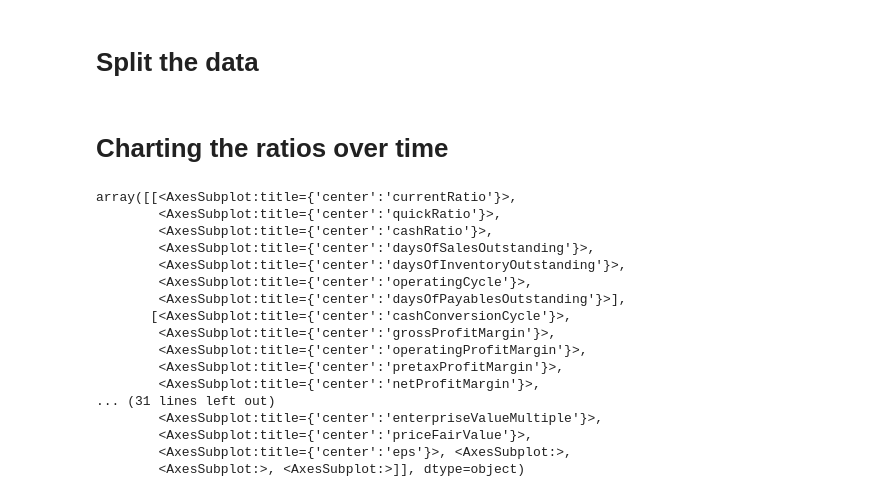
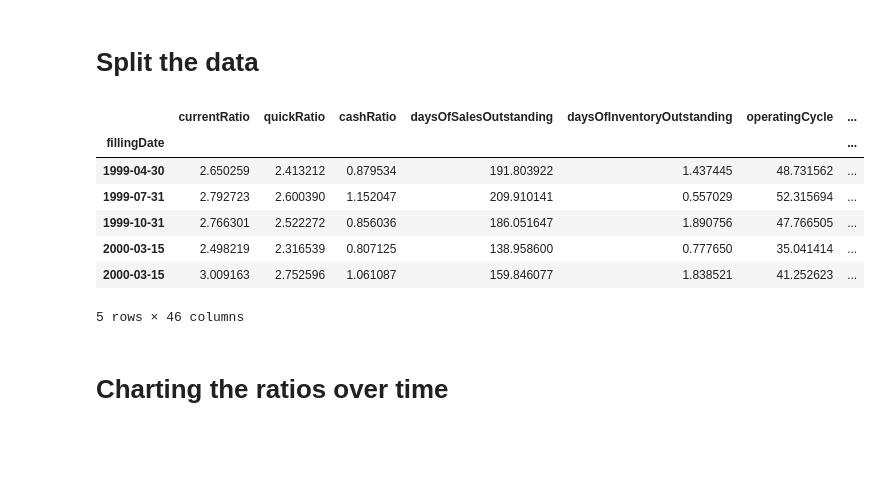
Before and after one commit to lincolnmuriithi11/financial_modeling, a Jupyter notebook: financial_ratios_aapl.ipynb, the cells around one changed output. Saved outputs shown, nothing was run; the diff lists cells and outputs as text; code cells hidden in the pictures; blank space fills up the shorter version.

```diff
--- a/financial_ratios_aapl.ipynb
+++ b/financial_ratios_aapl.ipynb
@@ -194,27 +196,16 @@ new_df.sort_values(by = "fillingDate", inplace = True)
 # Split the data
 # %%
 train, validate, test = prepare.split_data(new_df)
+# %%
+train.head()
+# %% [output]
+|  | currentRatio | quickRatio | cashRatio | daysOfSalesOutstanding | daysOfInventoryOutstanding | operatingCycle | ... |
+| fillingDate |  |  |  |  |  |  | ... |
+| 1999-04-30 | 2.650259 | 2.413212 | 0.879534 | 191.803922 | 1.437445 | 48.731562 | ... |
+| 1999-07-31 | 2.792723 | 2.600390 | 1.152047 | 209.910141 | 0.557029 | 52.315694 | ... |
+| 1999-10-31 | 2.766301 | 2.522272 | 0.856036 | 186.051647 | 1.890756 | 47.766505 | ... |
+| 2000-03-15 | 2.498219 | 2.316539 | 0.807125 | 138.958600 | 0.777650 | 35.041414 | ... |
+| 2000-03-15 | 3.009163 | 2.752596 | 1.061087 | 159.846077 | 1.838521 | 41.252623 | ... |
+5 rows × 46 columns
 # %% [markdown]
 # Charting the ratios over time
-# %%
-# plotting histograms to check distributions
-plot_columns = train
-plot_columns.hist()
-# %% [output]
-array([[<AxesSubplot:title={'center':'currentRatio'}>,
-        <AxesSubplot:title={'center':'quickRatio'}>,
-        <AxesSubplot:title={'center':'cashRatio'}>,
-        <AxesSubplot:title={'center':'daysOfSalesOutstanding'}>,
-        <AxesSubplot:title={'center':'daysOfInventoryOutstanding'}>,
-        <AxesSubplot:title={'center':'operatingCycle'}>,
-        <AxesSubplot:title={'center':'daysOfPayablesOutstanding'}>],
-       [<AxesSubplot:title={'center':'cashConversionCycle'}>,
-        <AxesSubplot:title={'center':'grossProfitMargin'}>,
-        <AxesSubplot:title={'center':'operatingProfitMargin'}>,
-        <AxesSubplot:title={'center':'pretaxProfitMargin'}>,
-        <AxesSubplot:title={'center':'netProfitMargin'}>,
-... (31 lines left out)
-        <AxesSubplot:title={'center':'enterpriseValueMultiple'}>,
-        <AxesSubplot:title={'center':'priceFairValue'}>,
-        <AxesSubplot:title={'center':'eps'}>, <AxesSubplot:>,
-        <AxesSubplot:>, <AxesSubplot:>]], dtype=object)
```
Also changed, not shown: parts of 8 cells of this notebook.
